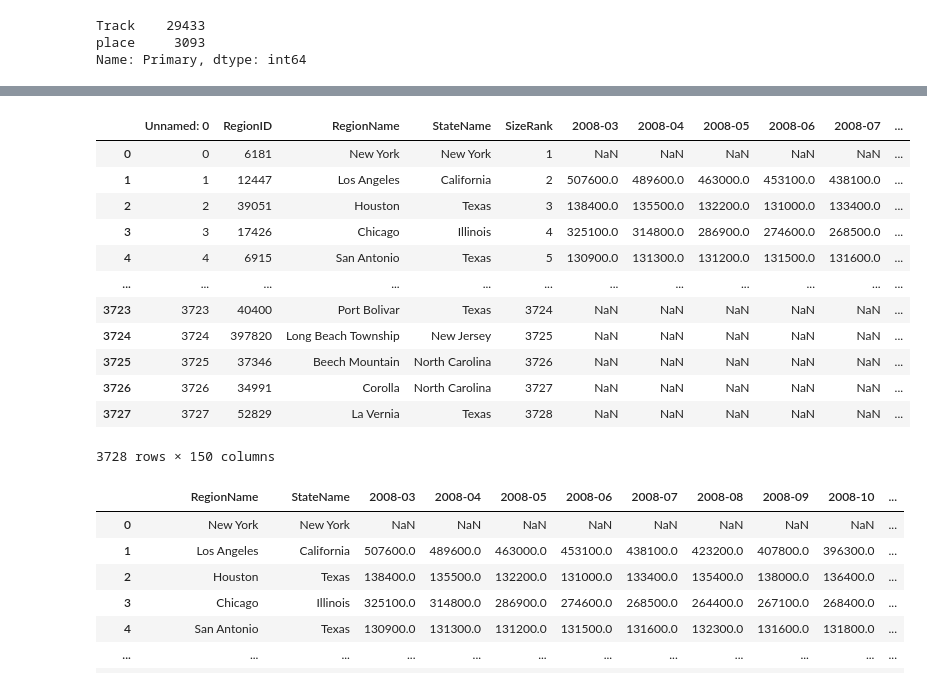
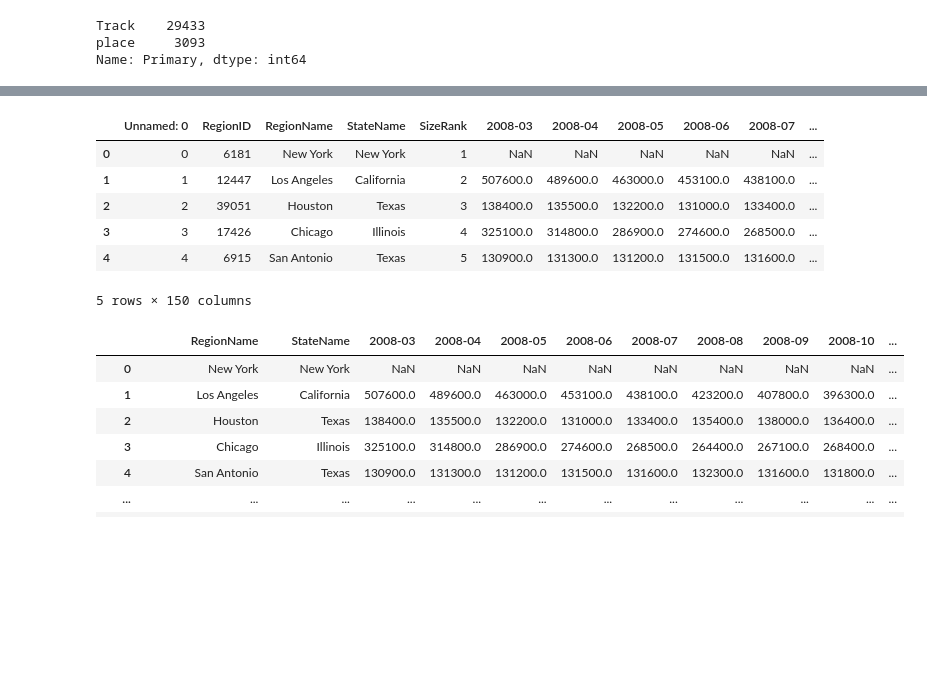
Before and after one commit to mberkley25/ETL_Project_Group2, a Jupyter notebook: main.ipynb, the cells around one changed output, grey strips where cells are left out. Drawn from its saved outputs; the diff is of its cells as text; code cells hidden in the pictures; blank space fills up the shorter version.

```diff
--- a/main.ipynb
+++ b/main.ipynb
@@ -86,20 +86,14 @@ income_cleaned
 # %%
 sales.columns
-sales
+sales.head()
 # %% [output]
 |  | Unnamed: 0 | RegionID | RegionName | StateName | SizeRank | 2008-03 | 2008-04 | 2008-05 | 2008-06 | 2008-07 | ... |
 | 0 | 0 | 6181 | New York | New York | 1 | NaN | NaN | NaN | NaN | NaN | ... |
 | 1 | 1 | 12447 | Los Angeles | California | 2 | 507600.0 | 489600.0 | 463000.0 | 453100.0 | 438100.0 | ... |
 | 2 | 2 | 39051 | Houston | Texas | 3 | 138400.0 | 135500.0 | 132200.0 | 131000.0 | 133400.0 | ... |
 | 3 | 3 | 17426 | Chicago | Illinois | 4 | 325100.0 | 314800.0 | 286900.0 | 274600.0 | 268500.0 | ... |
 | 4 | 4 | 6915 | San Antonio | Texas | 5 | 130900.0 | 131300.0 | 131200.0 | 131500.0 | 131600.0 | ... |
-| ... | ... | ... | ... | ... | ... | ... | ... | ... | ... | ... | ... |
-| 3723 | 3723 | 40400 | Port Bolivar | Texas | 3724 | NaN | NaN | NaN | NaN | NaN | ... |
-| 3724 | 3724 | 397820 | Long Beach Township | New Jersey | 3725 | NaN | NaN | NaN | NaN | NaN | ... |
-| 3725 | 3725 | 37346 | Beech Mountain | North Carolina | 3726 | NaN | NaN | NaN | NaN | NaN | ... |
-| 3726 | 3726 | 34991 | Corolla | North Carolina | 3727 | NaN | NaN | NaN | NaN | NaN | ... |
-| 3727 | 3727 | 52829 | La Vernia | Texas | 3728 | NaN | NaN | NaN | NaN | NaN | ... |
-3728 rows × 150 columns
+5 rows × 150 columns
 # %%
 sales_cleaned = sales.drop(['Unnamed: 0', 'RegionID', "SizeRank"], axis=1)
 sales_cleaned
```
Also changed, not shown: parts of 25 cells of this notebook, 7 other files.
